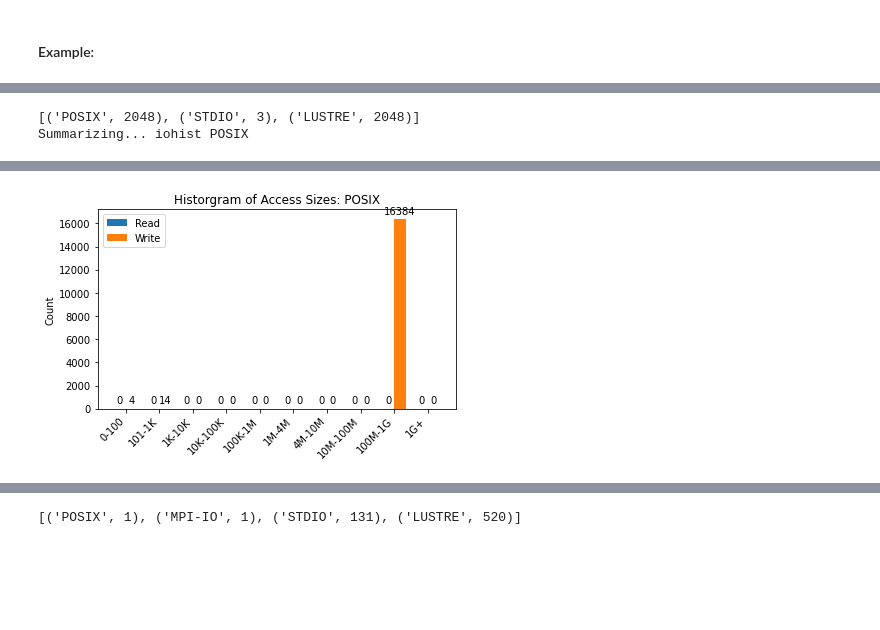
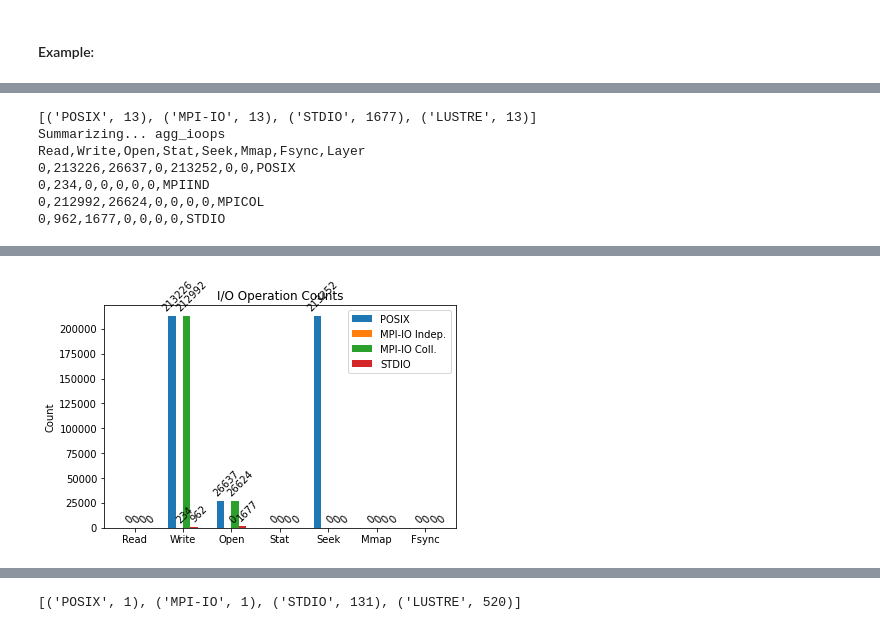
Before and after one commit to darshan-hpc/darshan, a Jupyter notebook: darshan-util/pydarshan/examples/99_darshan-experimental_report-algebra.ipynb, the cells around one changed output, grey strips where cells are left out. Saved outputs shown, nothing was run; the diff lists cells and outputs as text; code cells hidden in the pictures; blank space fills up the shorter version.

Commit message:
PyDarshan: Record Collections

```diff
--- a/darshan-util/pydarshan/examples/99_darshan-experimental_report-algebra.ipynb
+++ b/darshan-util/pydarshan/examples/99_darshan-experimental_report-algebra.ipynb
@@ -30,6 +30,7 @@ import copy
 darshan.enable_experimental(verbose=False)
 # %%
 %%time
-r1 = darshan.DarshanReport("example-logs/sample.darshan", dtype="numpy", read_all=True)
-r2 = darshan.DarshanReport("example-logs/noposix.darshan", dtype="numpy", read_all=True)
+r1 = darshan.DarshanReport("example-logs/sample.darshan", read_all=True)
+r2 = darshan.DarshanReport("example-logs/noposix.darshan", read_all=True)
+r3 = darshan.DarshanReport("example-logs/sample-badost.darshan", read_all=True)
 # %% [output]
@@ -38,3 +38,0 @@ Wall time: 33.5 ms
-# %%
-%%time
-r3 = darshan.DarshanReport("example-logs/sample-badost.darshan", dtype="numpy", read_all=True)
@@ -91,7 +89,0 @@ DarshanReport:  id(139637502651984) (tmp)
-# %%
-# A closer look at the name records
-for r in [r1, r2, r3]:
-    r.read_all()
-    for key, val in r.name_records_summary().items():
-        print(val)
-    print()
@@ -148,7 +109,16 @@ Read,Write,Open,Stat,Seek,Mmap,Fsync,Layer
 # %%
-r3.mod_read_all_records("POSIX")
-print([(key, len(val)) for key, val in r3.records.items()])
-plot_access_histogram(c, 'POSIX')
+c1 = r1
+c2 = r3 + r3 + r3
+c = c1 + c2 + c2 + c2 + c2
+
+print([(key, len(val)) for key, val in c.records.items()])
+#plot_access_histogram(c, 'POSIX')
+plot_opcounts(c)
 # %% [output]
-[('POSIX', 2048), ('STDIO', 3), ('LUSTRE', 2048)]
-Summarizing... iohist POSIX
+[('POSIX', 13), ('MPI-IO', 13), ('STDIO', 1677), ('LUSTRE', 13)]
+Summarizing... agg_ioops
+Read,Write,Open,Stat,Seek,Mmap,Fsync,Layer
+0,213226,26637,0,213252,0,0,POSIX
+0,234,0,0,0,0,0,MPIIND
+0,212992,26624,0,0,0,0,MPICOL
+0,962,1677,0,0,0,0,STDIO
@@ -156 +126 @@ Summarizing... iohist POSIX
-[figure, old version]
+[figure, new version]
```
Also changed, not shown: parts of 23 cells of this notebook, 15 other files.
